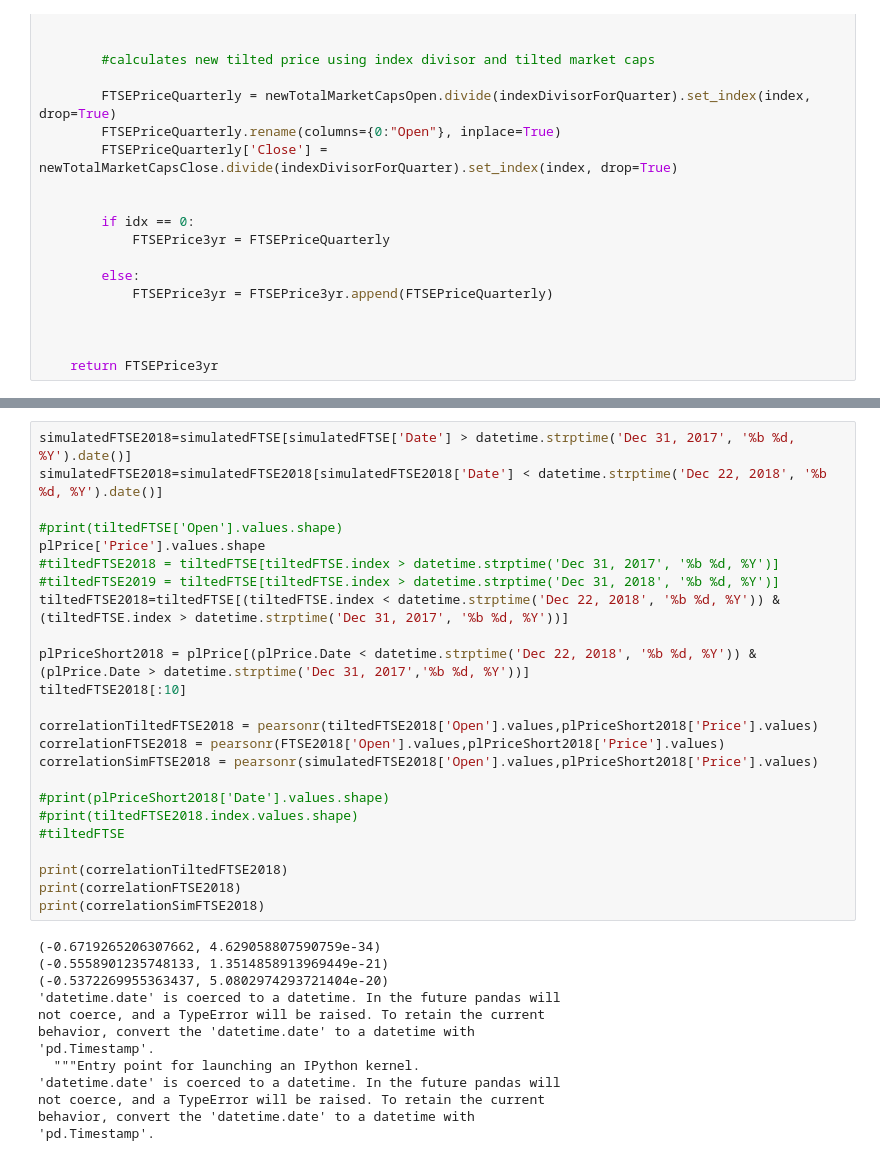
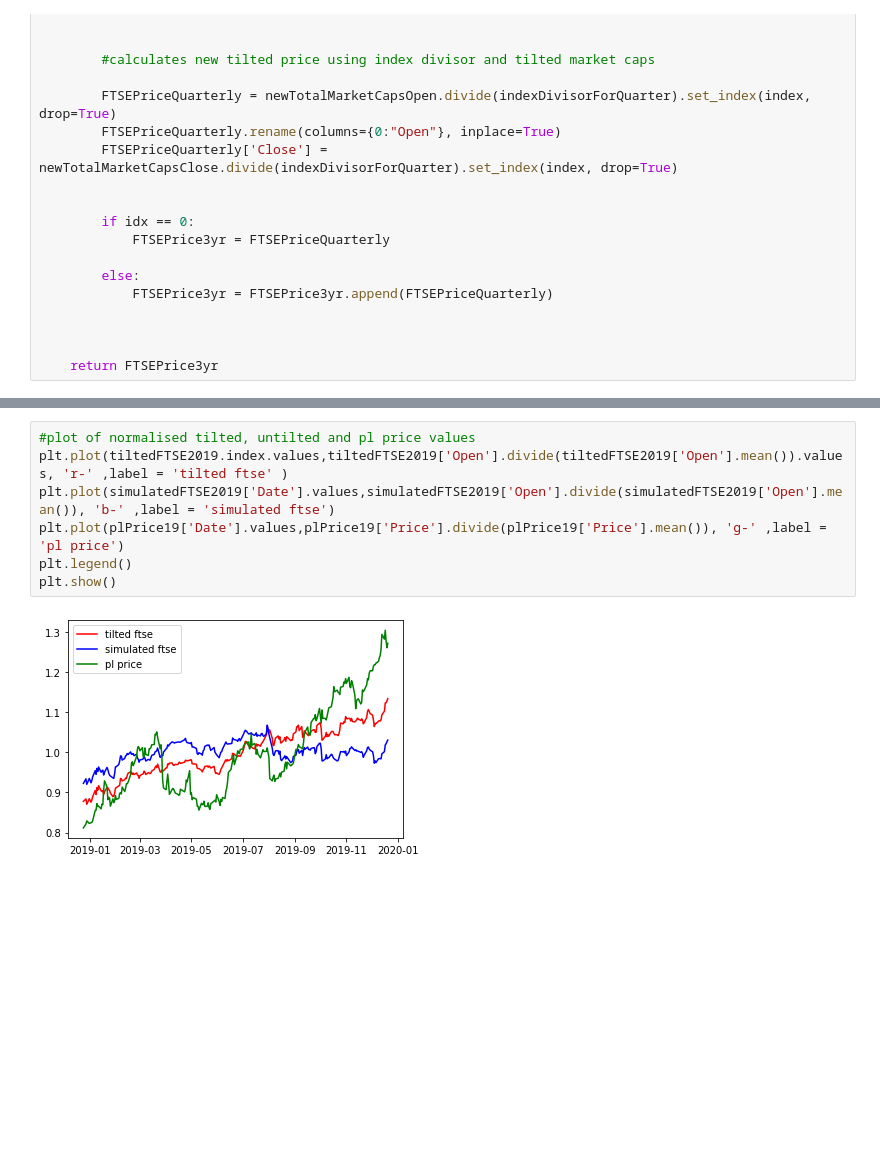
Before and after one commit to wmow/bloombergMDM, a Jupyter notebook: Stock_Palladium_CorrCoeffs.ipynb, the cells around one changed output, grey strips where cells are left out. Drawn from its saved outputs; the diff is of its cells as text; blank space fills up the shorter version.

```diff
--- a/Stock_Palladium_CorrCoeffs.ipynb
+++ b/Stock_Palladium_CorrCoeffs.ipynb
@@ -334,37 +259,9 @@ plt.show()
-# %%
-simulatedFTSE2018=simulatedFTSE[simulatedFTSE['Date'] > datetime.strptime('Dec 31, 2017', '%b %d, %Y').date()]
-simulatedFTSE2018=simulatedFTSE2018[simulatedFTSE2018['Date'] < datetime.strptime('Dec 22, 2018', '%b %d, %Y').date()]
-
-#print(tiltedFTSE['Open'].values.shape)
-plPrice['Price'].values.shape
-#tiltedFTSE2018 = tiltedFTSE[tiltedFTSE.index > datetime.strptime('Dec 31, 2017', '%b %d, %Y')]
-#tiltedFTSE2019 = tiltedFTSE[tiltedFTSE.index > datetime.strptime('Dec 31, 2018', '%b %d, %Y')]
-tiltedFTSE2018=tiltedFTSE[(tiltedFTSE.index < datetime.strptime('Dec 22, 2018', '%b %d, %Y')) & (tiltedFTSE.index > datetime.strptime('Dec 31, 2017', '%b %d, %Y'))]
-
-plPriceShort2018 = plPrice[(plPrice.Date < datetime.strptime('Dec 22, 2018', '%b %d, %Y')) & (plPrice.Date > datetime.strptime('Dec 31, 2017','%b %d, %Y'))]
-tiltedFTSE2018[:10]
-
-correlationTiltedFTSE2018 = pearsonr(tiltedFTSE2018['Open'].values,plPriceShort2018['Price'].values)
-correlationFTSE2018 = pearsonr(FTSE2018['Open'].values,plPriceShort2018['Price'].values)
-correlationSimFTSE2018 = pearsonr(simulatedFTSE2018['Open'].values,plPriceShort2018['Price'].values)
-
-#print(plPriceShort2018['Date'].values.shape)
-#print(tiltedFTSE2018.index.values.shape)
-#tiltedFTSE
-
-print(correlationTiltedFTSE2018)
-print(correlationFTSE2018)
-print(correlationSimFTSE2018)
-# %% [output]
-(-0.6719265206307662, 4.629058807590759e-34)
-(-0.5558901235748133, 1.3514858913969449e-21)
-(-0.5372269955363437, 5.0802974293721404e-20)
-'datetime.date' is coerced to a datetime. In the future pandas will
-not coerce, and a TypeError will be raised. To retain the current
-behavior, convert the 'datetime.date' to a datetime with
-'pd.Timestamp'.
-  """Entry point for launching an IPython kernel.
-'datetime.date' is coerced to a datetime. In the future pandas will
-not coerce, and a TypeError will be raised. To retain the current
-behavior, convert the 'datetime.date' to a datetime with
-'pd.Timestamp'.
+# %%
+#plot of normalised tilted, untilted and pl price values
+plt.plot(tiltedFTSE2019.index.values,tiltedFTSE2019['Open'].divide(tiltedFTSE2019['Open'].mean()).values, 'r-' ,label = 'tilted ftse' )
+plt.plot(simulatedFTSE2019['Date'].values,simulatedFTSE2019['Open'].divide(simulatedFTSE2019['Open'].mean()), 'b-' ,label = 'simulated ftse')
+plt.plot(plPrice19['Date'].values,plPrice19['Price'].divide(plPrice19['Price'].mean()), 'g-' ,label = 'pl price')
+plt.legend()
+plt.show()
+# %% [output]
+[figure, added]
```
Also changed, not shown: parts of 16 cells of this notebook.
